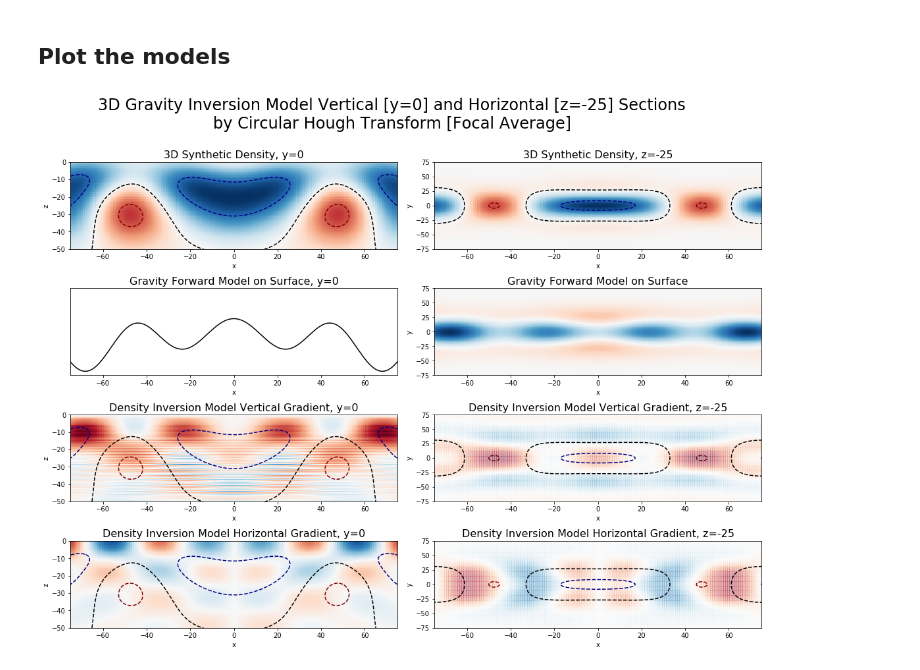
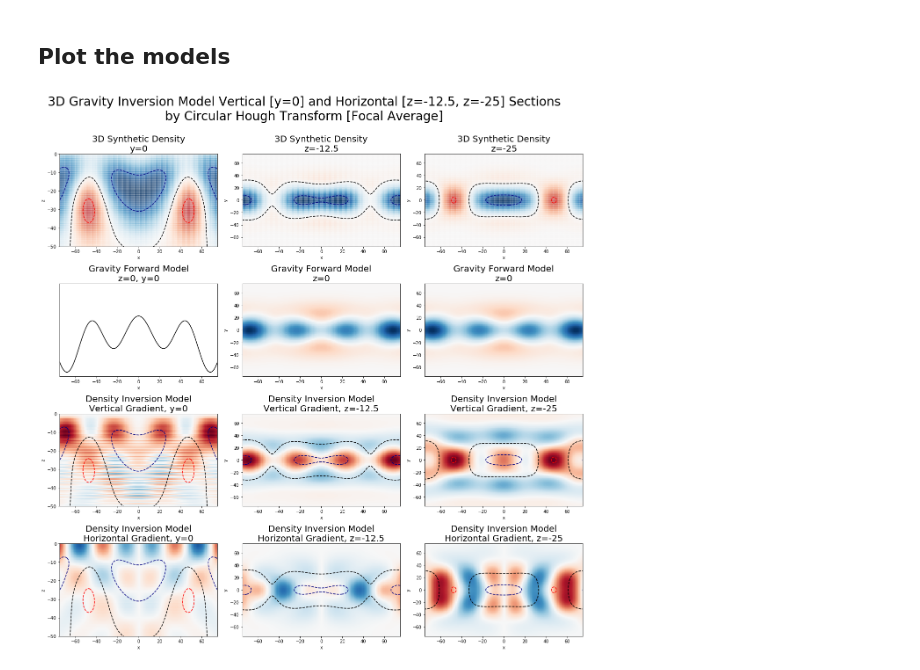
Before and after one commit to AlexeyPechnikov/gis-snippets, a Jupyter notebook: 3D Synthetic Density Inversion by Circular Hough Transform [Focal Average].ipynb, the cells around one changed output. Cells and saved outputs as stored; diff of their text form; code cells hidden in the pictures.

Commit message:
Enhance plots

```diff
--- a/3D Synthetic Density Inversion by Circular Hough Transform [Focal Average].ipynb
+++ b/3D Synthetic Density Inversion by Circular Hough Transform [Focal Average].ipynb
@@ -139,77 +141,112 @@ da_gravity_focal = xr.DataArray(means, coords=[dx*rs/np.sqrt(2),x,y], dims=['z',
 xsize = 75
 zsize = 50
 levels=[-5e-2,0,4e-2]
-colors=['navy','black','maroon']
+colors=['navy','black','red']
 
-fig = plt.figure(figsize=(16,12))
+fig = plt.figure(figsize=(18,18))
 
-ax = fig.add_subplot(4, 2, 1)
-da_fdensity.sel(y=0).T.plot(ax=ax, add_colorbar=False)
+ax = fig.add_subplot(4, 3, 1)
+da_fdensity.sel(y=0).T.plot(ax=ax, alpha=0.5, add_colorbar=False)
 da_fdensity.sel(y=0).T.plot.contour(ax=ax, levels=levels, colors=colors, linestyles='--')
-ax.set_title('3D Synthetic Density, y=0', fontsize=16)
+ax.set_title('3D Synthetic Density\ny=0', fontsize=20)
 ax.set_xlim([-xsize, xsize])
 ax.set_ylim([-zsize, 0])
 
-ax = fig.add_subplot(4, 2, 3)
+ax = fig.add_subplot(4, 3, 4)
 da_gravity.sel(y=0).plot(ax=ax, c='black')
-ax.set_title('Gravity Forward Model on Surface, y=0', fontsize=16)
+ax.set_title('Gravity Forward Model\nz=0, y=0', fontsize=20)
 ax.get_yaxis().set_ticks([])
 ax.set_xlim([-xsize, xsize])
 
-ax = fig.add_subplot(4, 2, 5)
+ax = fig.add_subplot(4, 3, 7)
 # vertical gradient
 grd = da_gravity_focal.sel(y=0).diff('z')
 grd.plot(ax=ax, add_colorbar=False)
 da_fdensity.T.sel(y=0).plot.contour(ax=ax, levels=levels, colors=colors, linestyles='--')
-ax.set_title('Density Inversion Model Vertical Gradient, y=0', fontsize=16)
+ax.set_title('Density Inversion Model\nVertical Gradient, y=0', fontsize=20)
 ax.set_xlim([-xsize, xsize])
 ax.set_ylim([-zsize, 0])
 
-ax = fig.add_subplot(4, 2, 7)
+ax = fig.add_subplot(4, 3, 10)
 # radial gradient (from x gradient)
 grd = da_gravity_focal.sel(y=0).diff('x')
 grd.values[:,:200] = -grd.values[:,:200]
 grd.plot(ax=ax, add_colorbar=False)
 da_fdensity.sel(y=0).T.plot.contour(ax=ax, levels=levels, colors=colors, linestyles='--')
-ax.set_title('Density Inversion Model Horizontal Gradient, y=0', fontsize=16)
+ax.set_title('Density Inversion Model\nHorizontal Gradient, y=0', fontsize=20)
 ax.set_xlim([-xsize, xsize])
 ax.set_ylim([-zsize, 0])
 
-ax = fig.add_subplot(4, 2, 2)
-da_fdensity.T.sel(z=-25).plot(ax=ax, add_colorbar=False)
-da_fdensity.T.sel(z=-25).plot.contour(ax=ax, levels=levels, colors=colors, linestyles='--')
-ax.set_title('3D Synthetic Density, z=-25', fontsize=16)
+
+ax = fig.add_subplot(4, 3, 2)
+da_fdensity.T.sel(z=-12.5,method='nearest').plot(ax=ax, alpha=0.5, add_colorbar=False)
+da_fdensity.T.sel(z=-12.5,method='nearest').plot.contour(ax=ax, levels=levels, colors=colors, linestyles='--')
+ax.set_title('3D Synthetic Density\nz=-12.5', fontsize=20)
 ax.set_xlim([-xsize, xsize])
 ax.set_ylim([-xsize, xsize])
 
-ax = fig.add_subplot(4, 2, 4)
+ax = fig.add_subplot(4, 3, 5)
 da_gravity.T.plot(ax=ax, add_colorbar=False)
-ax.set_title('Gravity Forward Model on Surface', fontsize=16)
+ax.set_title('Gravity Forward Model\nz=0', fontsize=20)
 ax.set_xlim([-xsize, xsize])
 ax.set_ylim([-xsize, xsize])
 
-ax = fig.add_subplot(4, 2, 6)
+ax = fig.add_subplot(4, 3, 8)
 # vertical gradient
 grd = da_gravity_focal.diff('z')
-grd.sel(z=-25,method='nearest').T.plot(ax=ax, alpha=0.2, add_colorbar=False)
-da_fdensity.sel(z=-25).T.plot.contour(ax=ax, levels=levels, colors=colors, linestyles='--')
-ax.set_title('Density Inversion Model Vertical Gradient, z=-25', fontsize=16)
+grd.sel(z=-12.5,method='nearest').T.plot(ax=ax, add_colorbar=False)
+da_fdensity.sel(z=-12.5,method='nearest').T.plot.contour(ax=ax, levels=levels, colors=colors, linestyles='--')
+ax.set_title('Density Inversion Model\nVertical Gradient, z=-12.5', fontsize=20)
 ax.set_xlim([-xsize, xsize])
 ax.set_ylim([-xsize, xsize])
 
-ax = fig.add_subplot(4, 2, 8)
+ax = fig.add_subplot(4, 3, 11)
+# radial gradient (from x gradient)
+grd = da_gravity_focal.sel(z=-12.5, method='nearest').diff('x').T
+grd.values[:,:200] = -grd.values[:,:200]
+grd.plot(ax=ax, add_colorbar=False)
+da_fdensity.sel(z=-12.5,method='nearest').T.plot.contour(ax=ax, levels=levels, colors=colors, linestyles='--')
+ax.set_title('Density Inversion Model\nHorizontal Gradient, z=-12.5', fontsize=20)
+ax.set_xlim([-xsize, xsize])
+ax.set_ylim([-xsize, xsize])
+
+
+ax = fig.add_subplot(4, 3, 3)
+da_fdensity.T.sel(z=-25).plot(ax=ax, alpha=0.5, add_colorbar=False)
+da_fdensity.T.sel(z=-25).plot.contour(ax=ax, levels=levels, colors=colors, linestyles='--')
+ax.set_title('3D Synthetic Density\nz=-25', fontsize=20)
+ax.set_xlim([-xsize, xsize])
+ax.set_ylim([-xsize, xsize])
+
+ax = fig.add_subplot(4, 3, 6)
+da_gravity.T.plot(ax=ax, add_colorbar=False)
+ax.set_title('Gravity Forward Model\nz=0', fontsize=20)
+ax.set_xlim([-xsize, xsize])
+ax.set_ylim([-xsize, xsize])
+
+ax = fig.add_subplot(4, 3, 9)
+# vertical gradient
+grd = da_gravity_focal.diff('z')
+grd.sel(z=-25,method='nearest').T.plot(ax=ax, add_colorbar=False)
+da_fdensity.sel(z=-25).T.plot.contour(ax=ax, levels=levels, colors=colors, linestyles='--')
+ax.set_title('Density Inversion Model\nVertical Gradient, z=-25', fontsize=20)
+ax.set_xlim([-xsize, xsize])
+ax.set_ylim([-xsize, xsize])
+
+ax = fig.add_subplot(4, 3, 12)
 # radial gradient (from x gradient)
 grd = da_gravity_focal.sel(z=-25, method='nearest').diff('x').T
 grd.values[:,:200] = -grd.values[:,:200]
-grd.plot(ax=ax, alpha=0.2, add_colorbar=False)
+grd.plot(ax=ax, add_colorbar=False)
 da_fdensity.sel(z=-25).T.plot.contour(ax=ax, levels=levels, colors=colors, linestyles='--')
-ax.set_title('Density Inversion Model Horizontal Gradient, z=-25', fontsize=16)
+ax.set_title('Density Inversion Model\nHorizontal Gradient, z=-25', fontsize=20)
 ax.set_xlim([-xsize, xsize])
 ax.set_ylim([-xsize, xsize])
 
-plt.suptitle('3D Gravity Inversion Model Vertical [y=0] and Horizontal [z=-25] Sections\nby Circular Hough Transform [Focal Average]', fontsize=24)
-fig.tight_layout(rect=[0.03, 0.0, 1, 0.9])
+
+plt.suptitle('3D Gravity Inversion Model Vertical [y=0] and Horizontal [z=-12.5, z=-25] Sections\nby Circular Hough Transform [Focal Average]', fontsize=28)
+fig.tight_layout(rect=[0.03, 0.0, 1, 0.92])
 plt.savefig('3D Synthetic Density Inversion by Circular Hough Transform [Focal Average].jpg', quality=95)
 plt.show()
 # %% [output]
-[figure, old version]
+[figure, new version]
```
Also changed, not shown: parts of 1 cell of this notebook, 1 other file.
